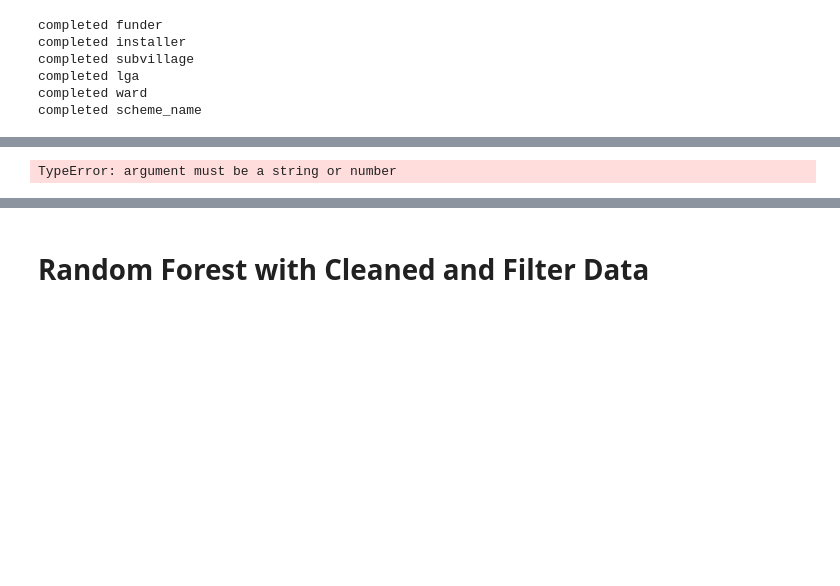
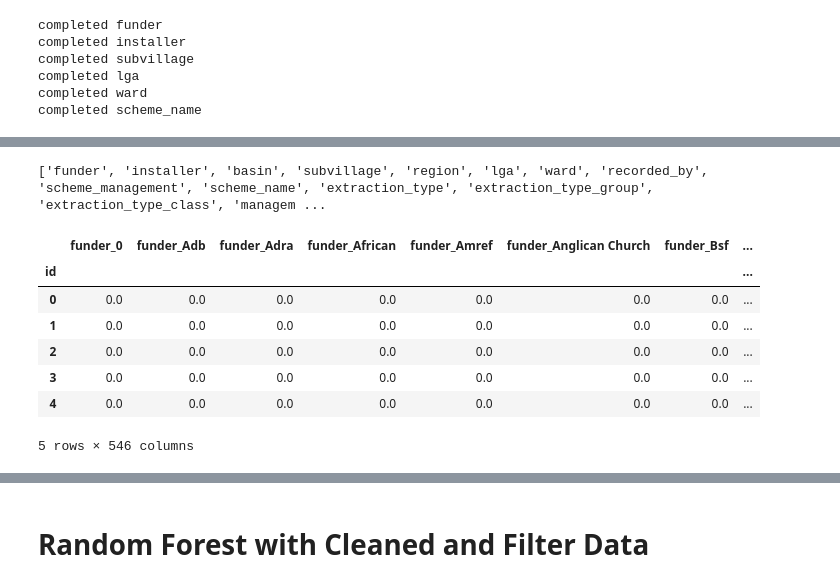
Before and after one commit to kenwelsh/Tanzania_Water_Pump, a Jupyter notebook: machinelearning_supervised_segment2.ipynb, the cells around one changed output, grey strips where cells are left out. Drawn from its saved outputs; the diff is of its cells as text; code cells hidden in the pictures; blank space fills up the shorter version.

```diff
--- a/machinelearning_supervised_segment2.ipynb
+++ b/machinelearning_supervised_segment2.ipynb
@@ -162,21 +180,29 @@ cleaned_df = bucket_df.drop(['wpt_name','payment_type','quality_group',
 # %%
 # encode all categorical variables with OneHotEncoders
 enc = OneHotEncoder(sparse=False)
 # enc = LabelEncoder()
 
 # Generate categorical variable list
 txt_cols = cleaned_df.dtypes[cleaned_df.dtypes == "object"].index.tolist()
-txt_cols.remove('geo_loc')
+print(txt_cols)
 
 # fit and then produce the encoder
 encode_df = pd.DataFrame(enc.fit_transform(cleaned_df[txt_cols]),
                         index=cleaned_df.index)
 
 # Rename encoded columns
 encode_df.columns = enc.get_feature_names(txt_cols)
 encode_df.head()
 # %% [output]
-TypeError: argument must be a string or number
+['funder', 'installer', 'basin', 'subvillage', 'region', 'lga', 'ward', 'recorded_by', 'scheme_management', 'scheme_name', 'extraction_type', 'extraction_type_group', 'extraction_type_class', 'managem ...
+|  | funder_0 | funder_Adb | funder_Adra | funder_African | funder_Amref | funder_Anglican Church | funder_Bsf | ... |
+| id |  |  |  |  |  |  |  | ... |
+| 0 | 0.0 | 0.0 | 0.0 | 0.0 | 0.0 | 0.0 | 0.0 | ... |
+| 1 | 0.0 | 0.0 | 0.0 | 0.0 | 0.0 | 0.0 | 0.0 | ... |
+| 2 | 0.0 | 0.0 | 0.0 | 0.0 | 0.0 | 0.0 | 0.0 | ... |
+| 3 | 0.0 | 0.0 | 0.0 | 0.0 | 0.0 | 0.0 | 0.0 | ... |
+| 4 | 0.0 | 0.0 | 0.0 | 0.0 | 0.0 | 0.0 | 0.0 | ... |
+5 rows × 546 columns
 # %%
 # create an X dataset for unsupervised learning
 combined_df = cleaned_df.join(encode_df)
```
Also changed, not shown: parts of 16 cells of this notebook.
